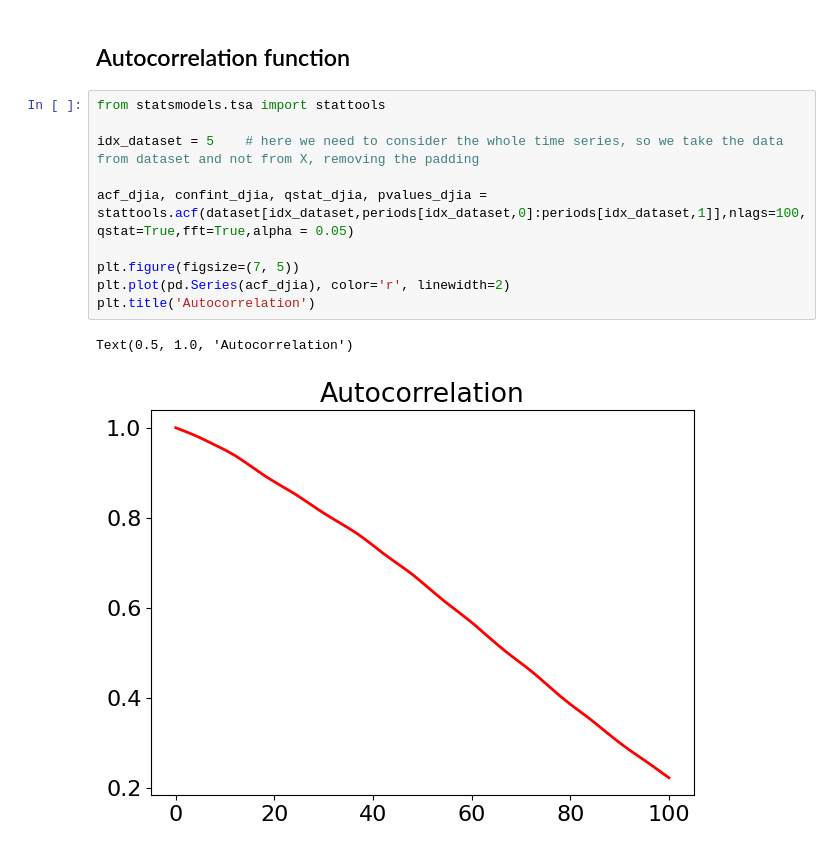
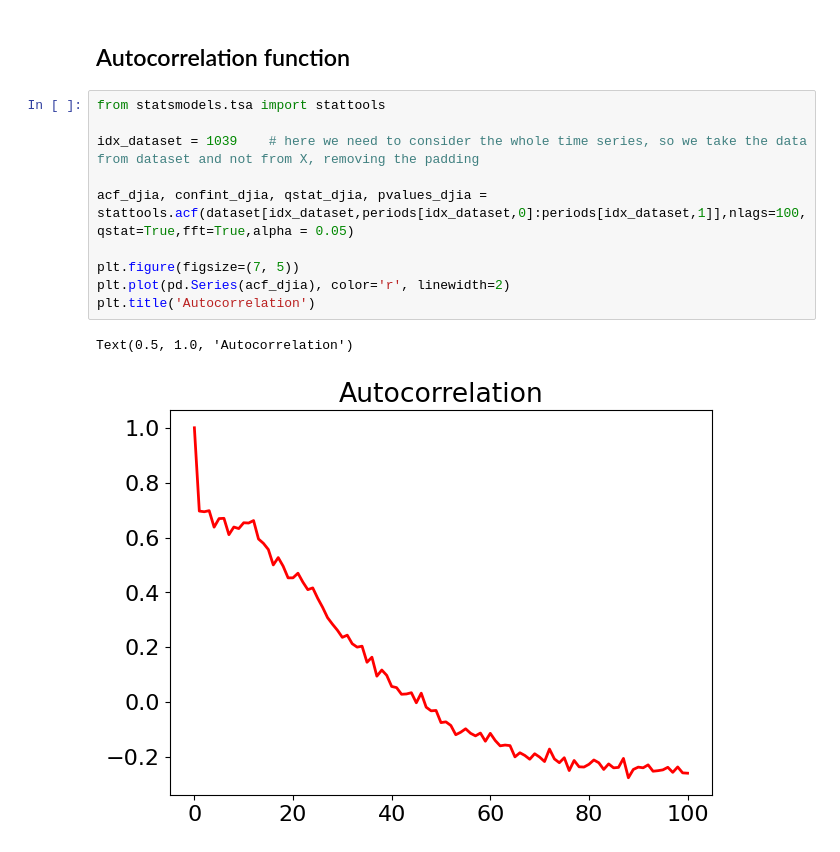
Before and after one commit to riuls/an2dl_challenge_2, a Jupyter notebook: PreprocessingAndAutocorrelation.ipynb, the cells around one changed output. Drawn from its saved outputs; the diff is of its cells as text.

```diff
--- a/PreprocessingAndAutocorrelation.ipynb
+++ b/PreprocessingAndAutocorrelation.ipynb
@@ -131,13 +135,13 @@ inspect_sequences(X[idx], y)
 # %%
 from statsmodels.tsa import stattools
 
-idx_dataset = 5    # here we need to consider the whole time series, so we take the data from dataset and not from X, removing the padding
+idx_dataset = 1039    # here we need to consider the whole time series, so we take the data from dataset and not from X, removing the padding
 
 acf_djia, confint_djia, qstat_djia, pvalues_djia = stattools.acf(dataset[idx_dataset,periods[idx_dataset,0]:periods[idx_dataset,1]],nlags=100,qstat=True,fft=True,alpha = 0.05)
 
 plt.figure(figsize=(7, 5))
 plt.plot(pd.Series(acf_djia), color='r', linewidth=2)
 plt.title('Autocorrelation')
 # %% [output]
 Text(0.5, 1.0, 'Autocorrelation')
-[figure, old version]
+[figure, new version]
```
Also changed, not shown: parts of 4 cells of this notebook.
